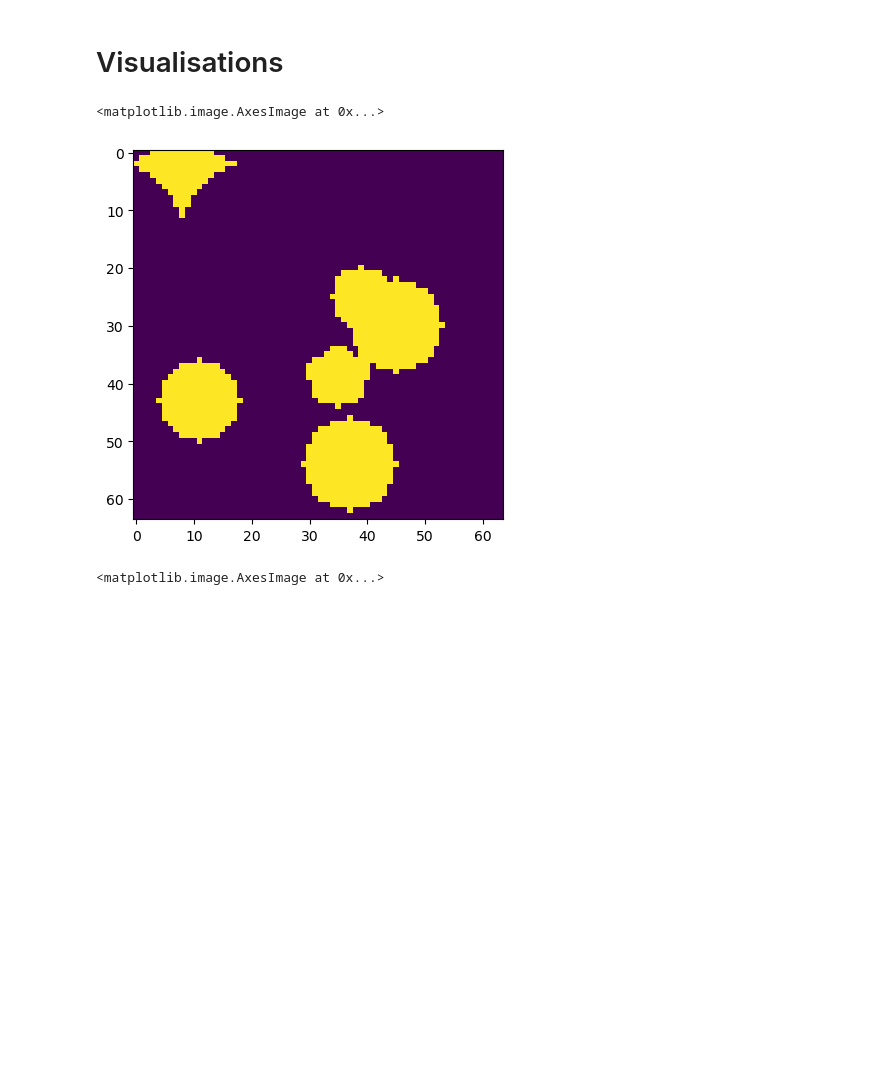
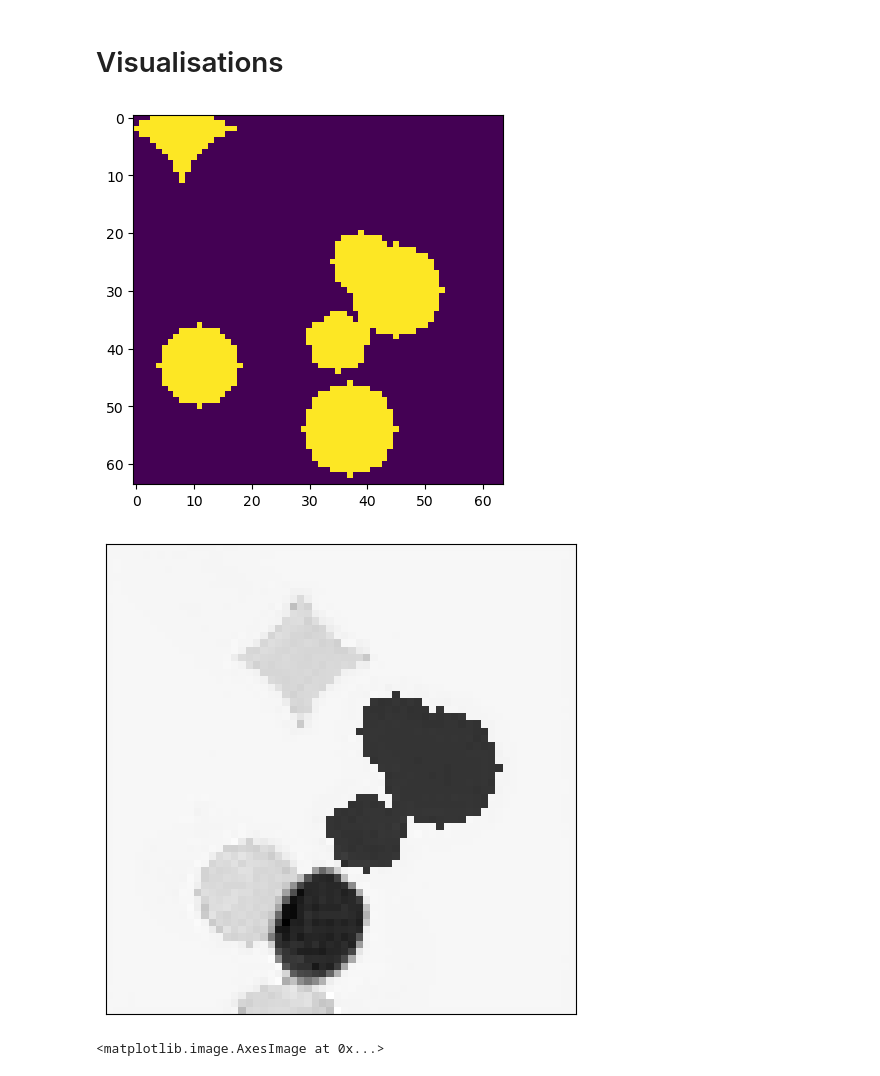
Before and after one commit to alexjps1/bps-trajectory, a Jupyter notebook: frame_prediction/U_net.ipynb, the cells around one changed output. Drawn from its saved outputs; the diff is of its cells as text; code cells hidden in the pictures; blank space fills up the shorter version.

```diff
--- a/frame_prediction/U_net.ipynb
+++ b/frame_prediction/U_net.ipynb
@@ -574,6 +595,6 @@ plt.show()
 test_data = np.load('dynamic_scenes2d/test_data.npy')
 example = test_data[141]
 plt.imshow(example[0])
+i = 141
 # %% [output]
-<matplotlib.image.AxesImage at 0x...>
 [figure]
@@ -580,3 +650,16 @@ plt.imshow(example[0])
+# %%
+
+
+plt.figure(figsize=(5, 5))
+plt.imshow(preds[0], cmap='binary')
+plt.xticks([])
+plt.yticks([])
+
+plt.tight_layout()
+plt.savefig("plots/raw_prediction.png", dpi=300,bbox_inches="tight",
+    pad_inches=0, )
+# %% [output]
+[figure, added]
 # %%
 weights = torch.exp(torch.linspace(0, 2, 10))
 weights = weights / weights.sum()
```
Also changed, not shown: parts of 19 cells of this notebook, 1 other file.
